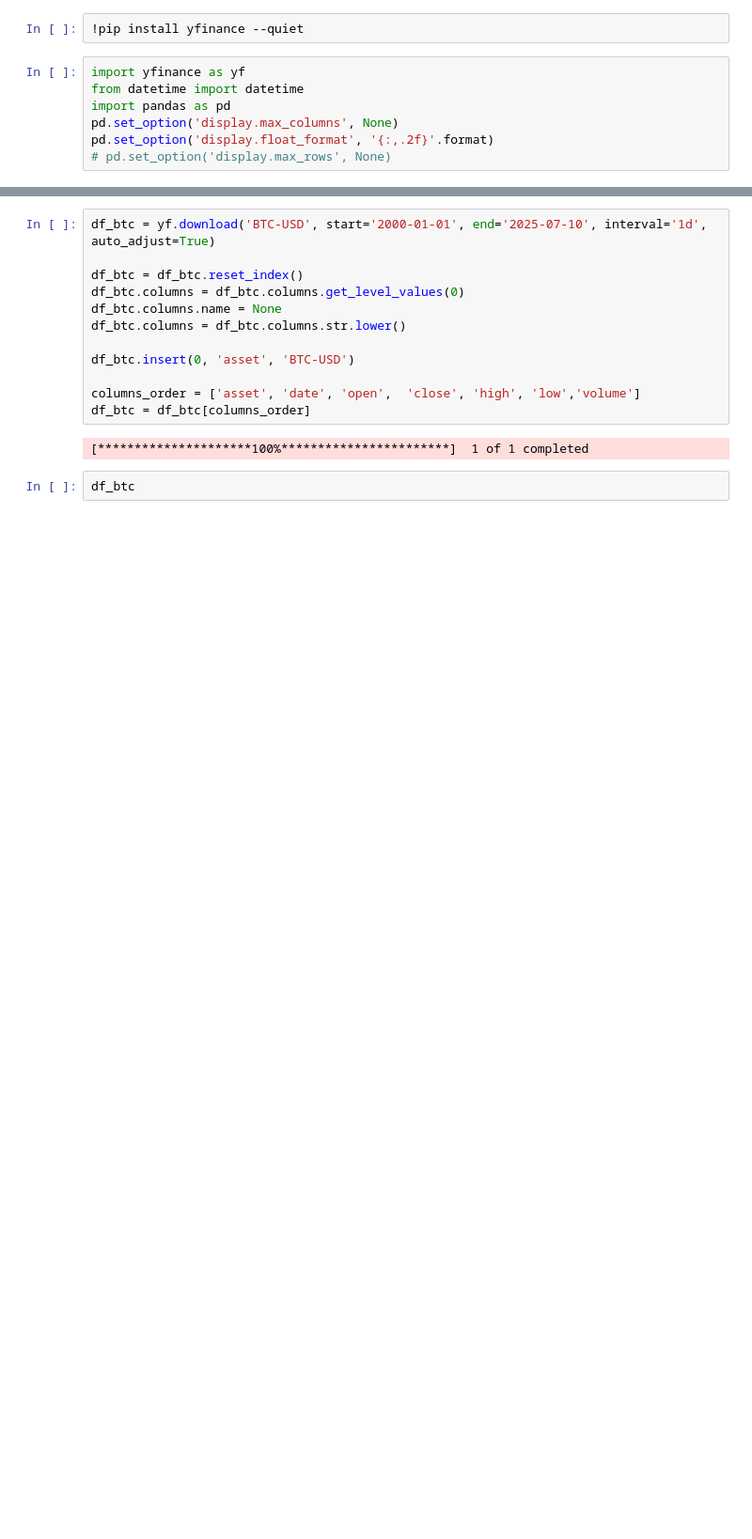
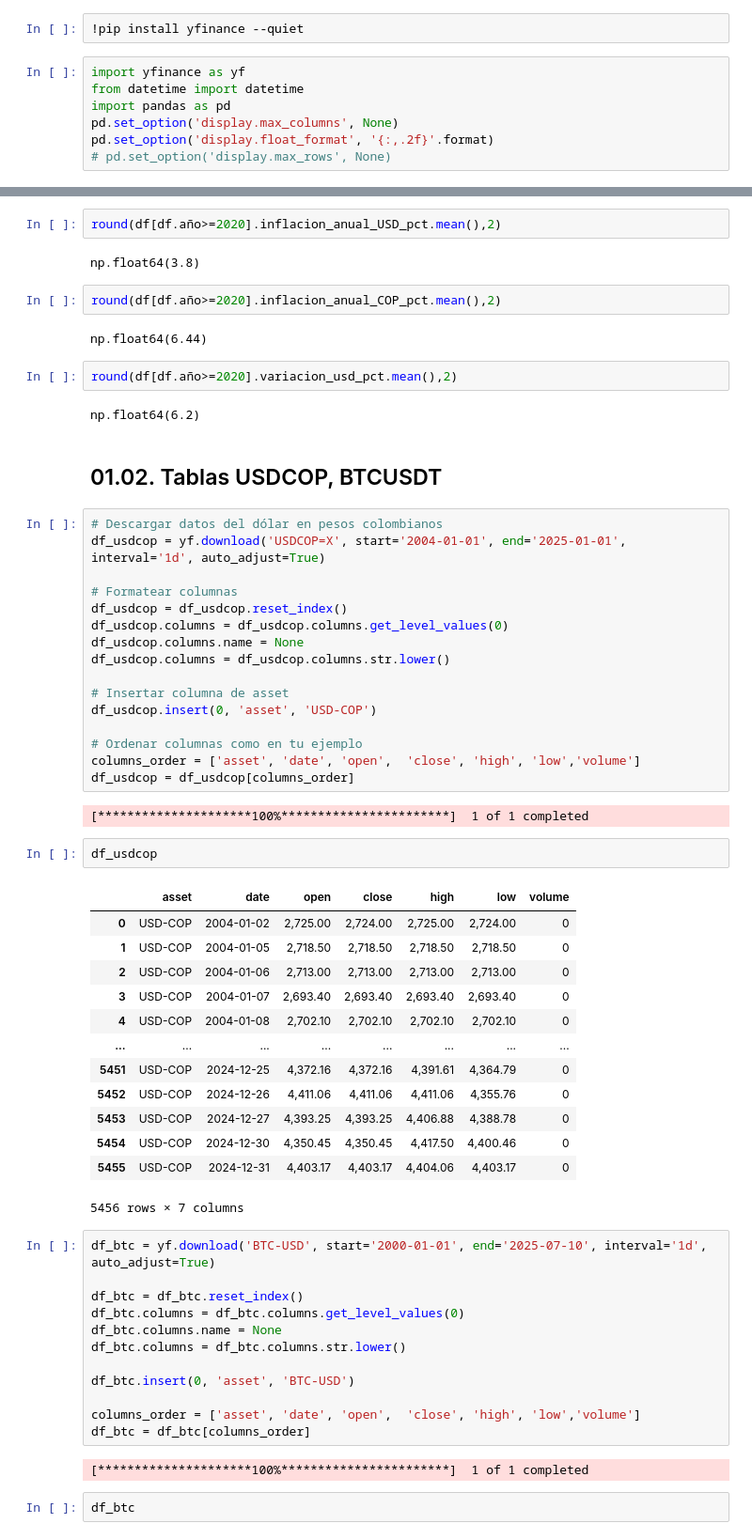
Before and after one commit to alexandergribenchenko/Data_Science_Finanzas, a Jupyter notebook: DS_FIN_02_Mercados.ipynb, the cells around one changed output, grey strips where cells are left out. Shown: that part at 94% size. Saved outputs shown, nothing was run; the diff lists cells and outputs as text; blank space fills up the shorter version.

```diff
--- a/DS_FIN_02_Mercados.ipynb
+++ b/DS_FIN_02_Mercados.ipynb
@@ -12,3 +169,51 @@ pd.set_option('display.float_format', '{:,.2f}'.format)
+# %%
+round(df[df.año>=2020].inflacion_anual_USD_pct.mean(),2)
+# %% [output]
+np.float64(3.8)
+# %%
+round(df[df.año>=2020].inflacion_anual_COP_pct.mean(),2)
+# %% [output]
+np.float64(6.44)
+# %%
+round(df[df.año>=2020].variacion_usd_pct.mean(),2)
+# %% [output]
+np.float64(6.2)
+# %% [markdown]
+## 01.02. Tablas USDCOP, BTCUSDT
+# %%
+# Descargar datos del dólar en pesos colombianos
+df_usdcop = yf.download('USDCOP=X', start='2004-01-01', end='2025-01-01', interval='1d', auto_adjust=True)
+
+# Formatear columnas
+df_usdcop = df_usdcop.reset_index()
+df_usdcop.columns = df_usdcop.columns.get_level_values(0)
+df_usdcop.columns.name = None
+df_usdcop.columns = df_usdcop.columns.str.lower()
+
+# Insertar columna de asset
+df_usdcop.insert(0, 'asset', 'USD-COP')
+
+# Ordenar columnas como en tu ejemplo
+columns_order = ['asset', 'date', 'open',  'close', 'high', 'low','volume']
+df_usdcop = df_usdcop[columns_order]
+# %% [output]
+[*********************100%***********************]  1 of 1 completed
+# %%
+df_usdcop
+# %% [output]
+|  | asset | date | open | close | high | low | volume |
+| 0 | USD-COP | 2004-01-02 | 2,725.00 | 2,724.00 | 2,725.00 | 2,724.00 | 0 |
+| 1 | USD-COP | 2004-01-05 | 2,718.50 | 2,718.50 | 2,718.50 | 2,718.50 | 0 |
+| 2 | USD-COP | 2004-01-06 | 2,713.00 | 2,713.00 | 2,713.00 | 2,713.00 | 0 |
+| 3 | USD-COP | 2004-01-07 | 2,693.40 | 2,693.40 | 2,693.40 | 2,693.40 | 0 |
+| 4 | USD-COP | 2004-01-08 | 2,702.10 | 2,702.10 | 2,702.10 | 2,702.10 | 0 |
+| ... | ... | ... | ... | ... | ... | ... | ... |
+| 5451 | USD-COP | 2024-12-25 | 4,372.16 | 4,372.16 | 4,391.61 | 4,364.79 | 0 |
+| 5452 | USD-COP | 2024-12-26 | 4,411.06 | 4,411.06 | 4,411.06 | 4,355.76 | 0 |
+| 5453 | USD-COP | 2024-12-27 | 4,393.25 | 4,393.25 | 4,406.88 | 4,388.78 | 0 |
+| 5454 | USD-COP | 2024-12-30 | 4,350.45 | 4,350.45 | 4,417.50 | 4,400.46 | 0 |
+| 5455 | USD-COP | 2024-12-31 | 4,403.17 | 4,403.17 | 4,404.06 | 4,403.17 | 0 |
+5456 rows × 7 columns
 # %%
 df_btc = yf.download('BTC-USD', start='2000-01-01', end='2025-07-10', interval='1d', auto_adjust=True)
 
```
Also changed, not shown: parts of 20 cells of this notebook.
